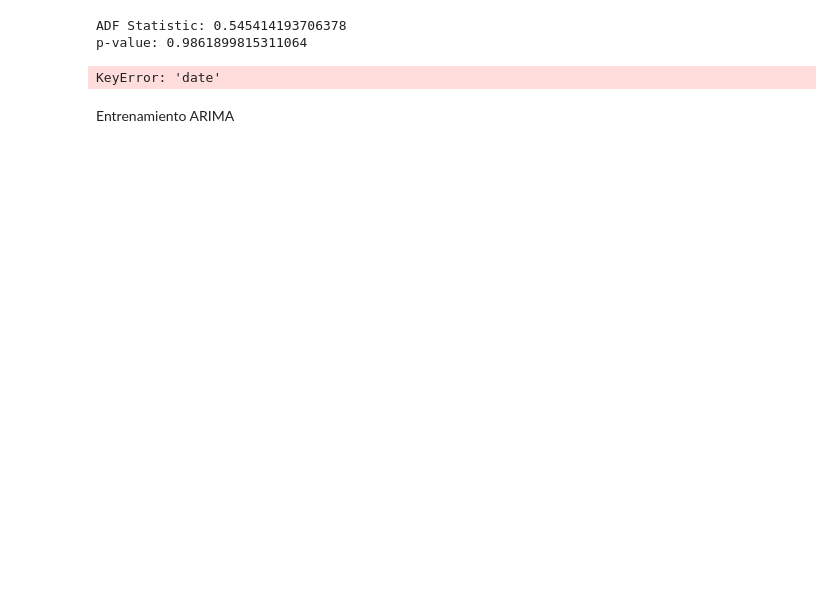
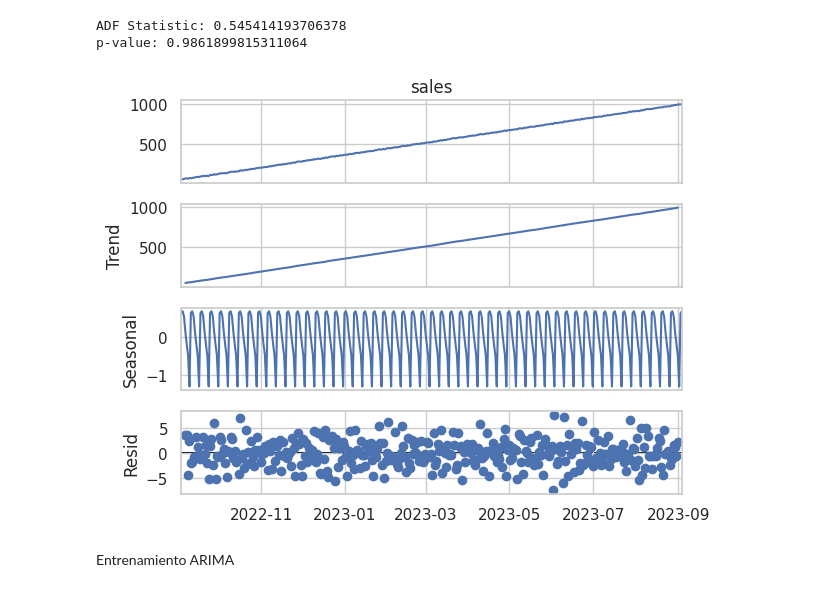
Before and after one commit to 4GeeksAcademy/MariaMiura1_Serie_temporal, a Jupyter notebook: src/explore.ipynb, the cells around one changed output. Saved outputs shown, nothing was run; the diff lists cells and outputs as text; code cells hidden in the pictures; blank space fills up the shorter version.

```diff
--- a/src/explore.ipynb
+++ b/src/explore.ipynb
@@ -233,13 +251,12 @@ ADF Statistic: 0.545414193706378
 p-value: 0.9861899815311064
 # %%
 from statsmodels.tsa.seasonal import seasonal_decompose
-df['date'] = pd.to_datetime(df['date'])  # Asegúrate de que sea tipo datetime
-df.set_index('date', inplace=True)
+
 decomposition = seasonal_decompose(df['sales'], model='additive')
 decomposition.plot()
 plt.show()
 # %% [output]
-KeyError: 'date'
+[figure, added]
 # %% [markdown]
 Entrenamiento ARIMA
 # %%
```
Also changed, not shown: parts of 21 cells of this notebook.
